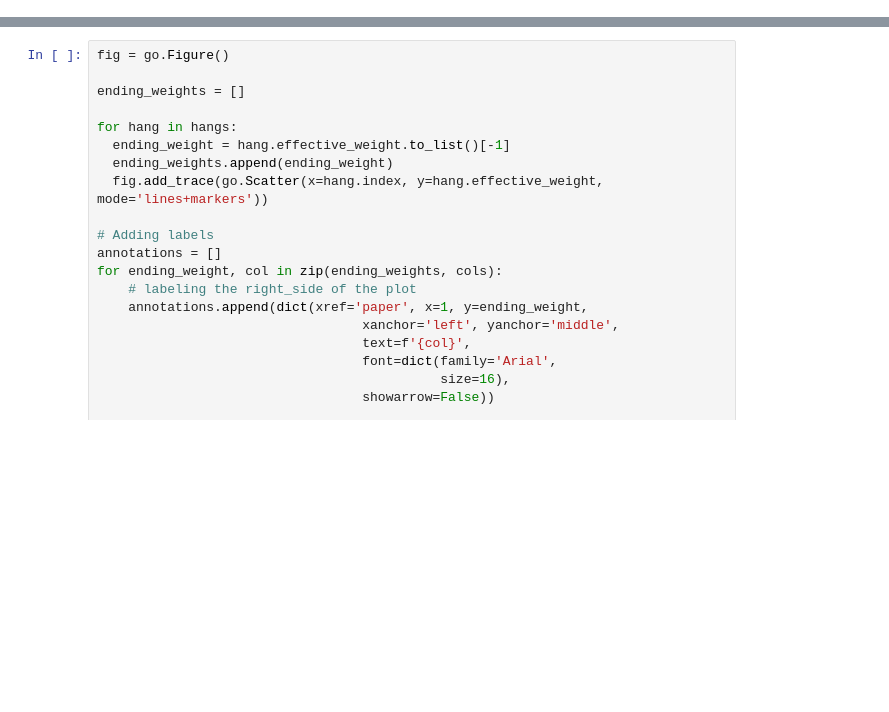
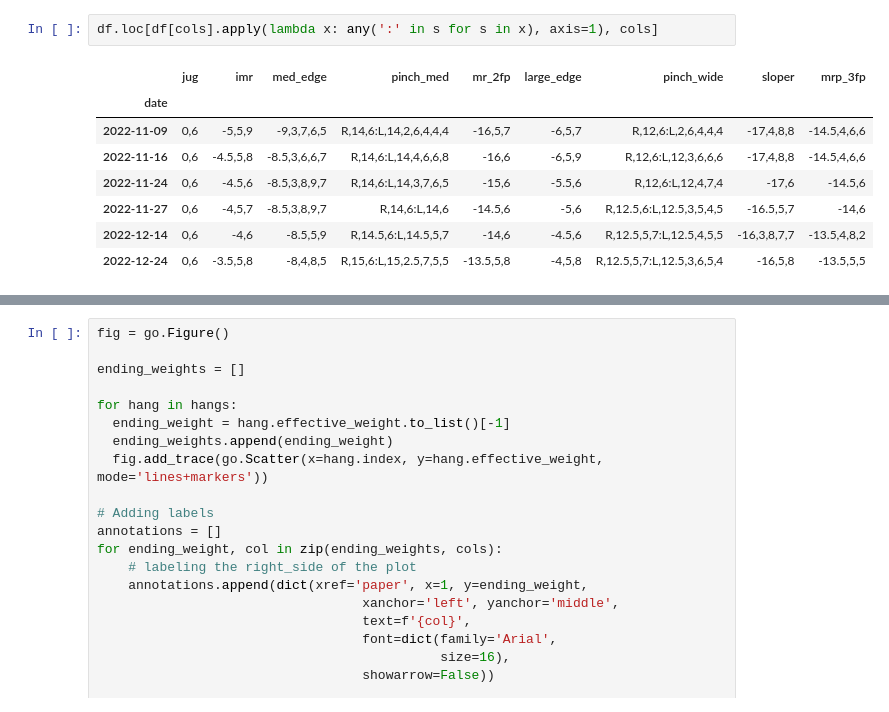
Before and after one commit to Tclack88/MountainProject, a Jupyter notebook: HangboardProgress.ipynb, the cells around one changed output, grey strips where cells are left out. Saved outputs shown, nothing was run; the diff lists cells and outputs as text; blank space fills up the shorter version.

```diff
--- a/HangboardProgress.ipynb
+++ b/HangboardProgress.ipynb
@@ -15,3 +112,14 @@ doc = 'https://github.com/Tclack88/MountainProject/blob/master/TrevorHB.xlsx?raw
+# %%
+df.loc[df[cols].apply(lambda x: any(':' in s for s in x), axis=1), cols]
+# %% [output]
+|  | jug | imr | med_edge | pinch_med | mr_2fp | large_edge | pinch_wide | sloper | mrp_3fp |
+| date |  |  |  |  |  |  |  |  |  |
+| 2022-11-09 | 0,6 | -5,5,9 | -9,3,7,6,5 | R,14,6:L,14,2,6,4,4,4 | -16,5,7 | -6,5,7 | R,12,6:L,2,6,4,4,4 | -17,4,8,8 | -14.5,4,6,6 |
+| 2022-11-16 | 0,6 | -4.5,5,8 | -8.5,3,6,6,7 | R,14,6:L,14,4,6,6,8 | -16,6 | -6,5,9 | R,12,6:L,12,3,6,6,6 | -17,4,8,8 | -14.5,4,6,6 |
+| 2022-11-24 | 0,6 | -4.5,6 | -8.5,3,8,9,7 | R,14,6:L,14,3,7,6,5 | -15,6 | -5.5,6 | R,12,6:L,12,4,7,4 | -17,6 | -14.5,6 |
+| 2022-11-27 | 0,6 | -4,5,7 | -8.5,3,8,9,7 | R,14,6:L,14,6 | -14.5,6 | -5,6 | R,12.5,6:L,12.5,3,5,4,5 | -16.5,5,7 | -14,6 |
+| 2022-12-14 | 0,6 | -4,6 | -8.5,5,9 | R,14.5,6:L,14.5,5,7 | -14,6 | -4.5,6 | R,12.5,5,7:L,12.5,4,5,5 | -16,3,8,7,7 | -13.5,4,8,2 |
+| 2022-12-24 | 0,6 | -3.5,5,8 | -8,4,8,5 | R,15,6:L,15,2.5,7,5,5 | -13.5,5,8 | -4,5,8 | R,12.5,5,7:L,12.5,3,6,5,4 | -16,5,8 | -13.5,5,5 |
 # %%
 def process_hangboard_for_plot(doc, HANGTIME, N_ROUNDS):
   # Initial processing of excel doc
```
Also changed, not shown: parts of 8 cells of this notebook.
